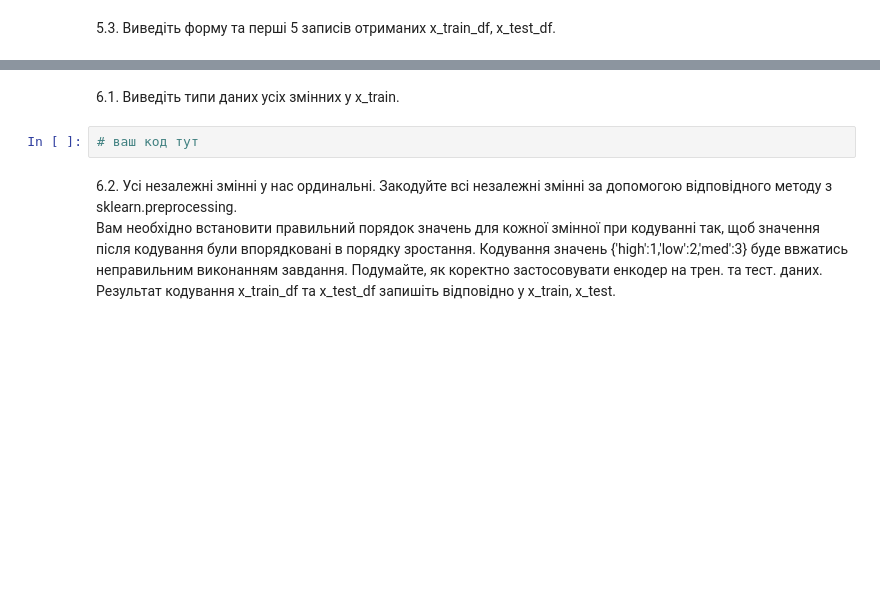
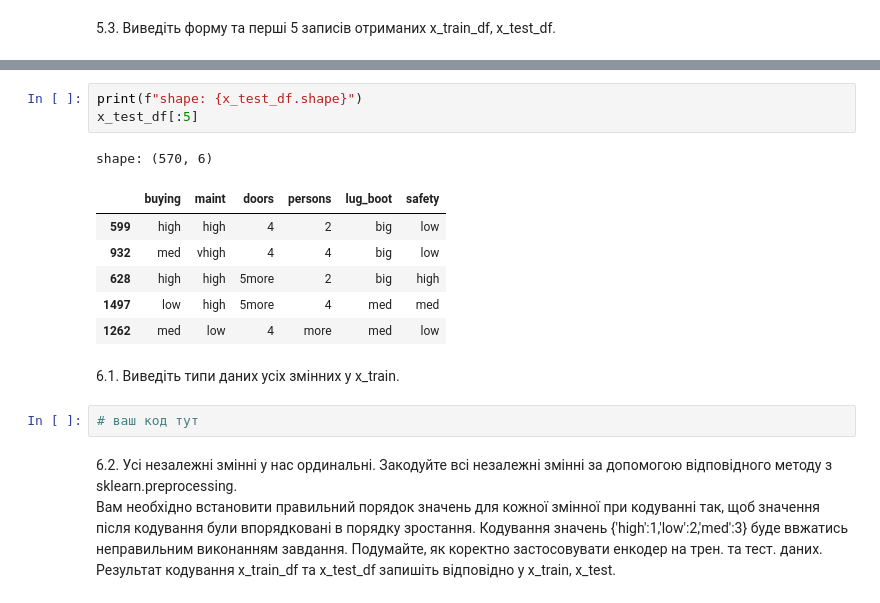
Before and after one commit to dmytrovelychko/rd_ds_python, a Jupyter notebook: hw_5.ipynb, the cells around one changed output, grey strips where cells are left out. Drawn from its saved outputs; the diff is of its cells as text; blank space fills up the shorter version.

```diff
--- a/hw_5.ipynb
+++ b/hw_5.ipynb
@@ -129,3 +140,14 @@ x_train_df, x_test_df, y_train, y_test = ...
+# %%
+print(f"shape: {x_test_df.shape}")
+x_test_df[:5]
+# %% [output]
+shape: (570, 6)
+|  | buying | maint | doors | persons | lug_boot | safety |
+| 599 | high | high | 4 | 2 | big | low |
+| 932 | med | vhigh | 4 | 4 | big | low |
+| 628 | high | high | 5more | 2 | big | high |
+| 1497 | low | high | 5more | 4 | med | med |
+| 1262 | med | low | 4 | more | med | low |
 # %% [markdown]
 6.1. Виведіть типи даних усіх змінних у x_train.
 # %%
```
Also changed, not shown: parts of 7 cells of this notebook.
